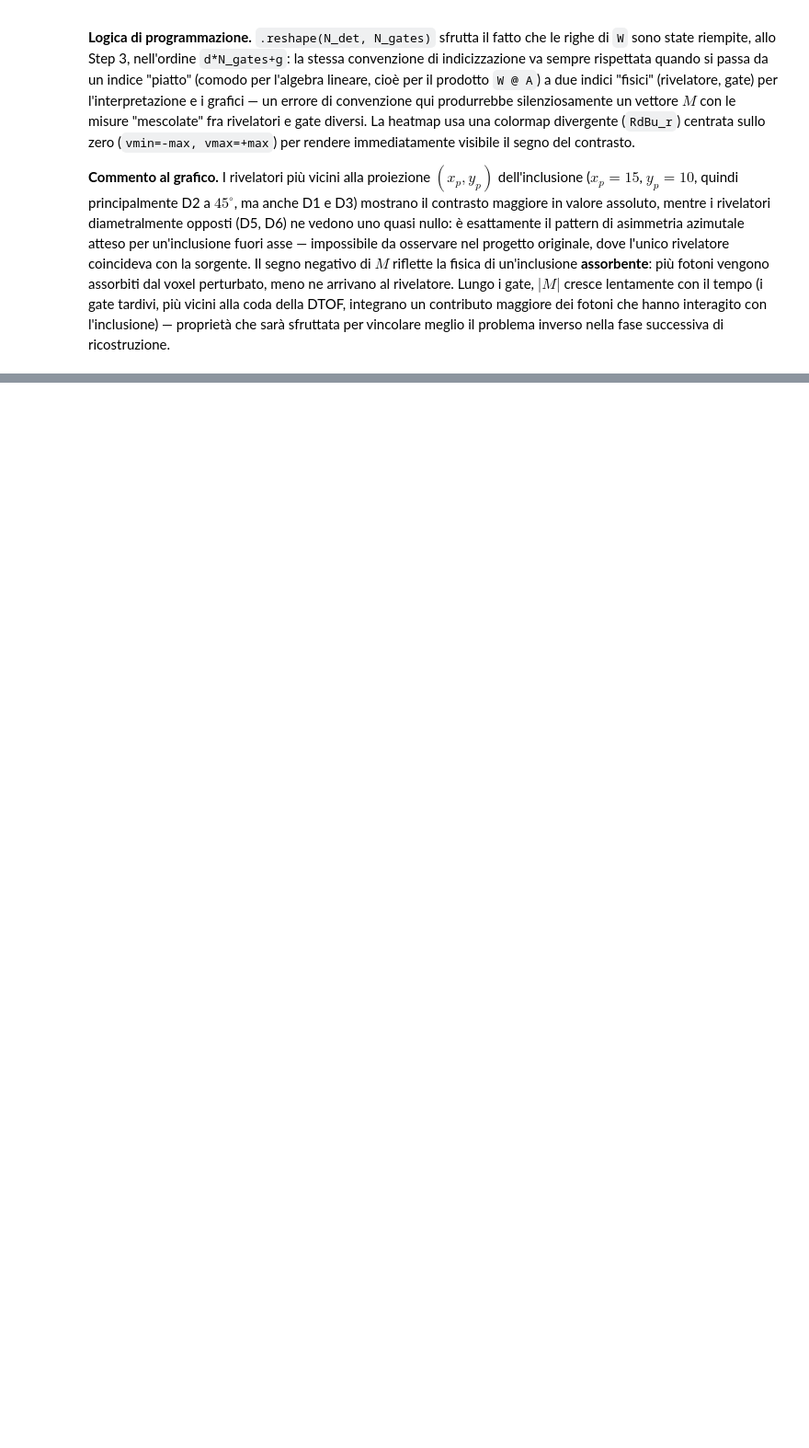
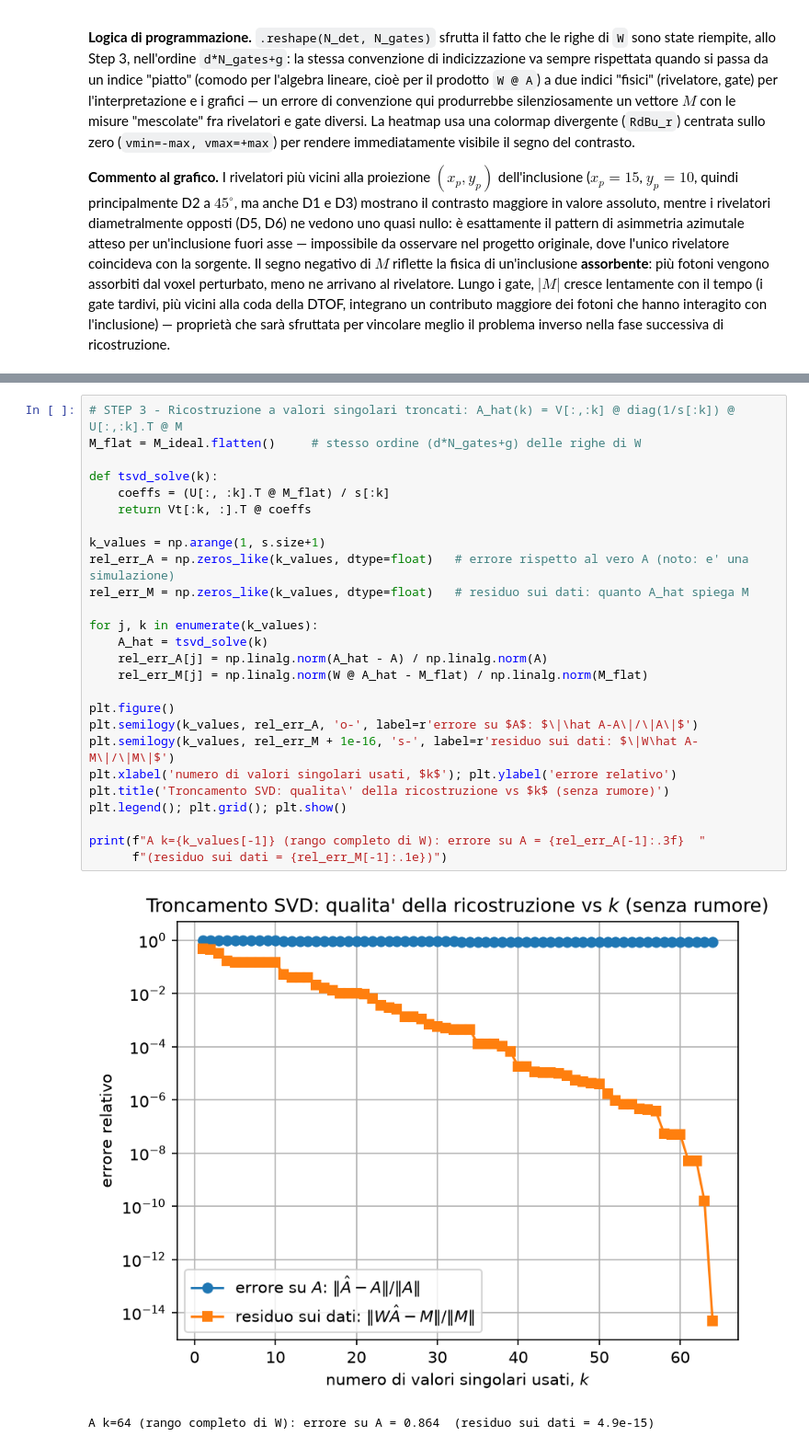
Before and after one commit to Hula555/Ricostruzione-Tomografica-, a Jupyter notebook: dot_project/DOT_Project_Relazione.ipynb, the cells around one changed output, grey strips where cells are left out. Shown at 92% size. Cells and saved outputs as stored; diff of their text form; blank space fills up the shorter version.

```diff
--- a/dot_project/DOT_Project_Relazione.ipynb
+++ b/dot_project/DOT_Project_Relazione.ipynb
@@ -1120,0 +1248,29 @@ meglio il problema inverso nella fase successiva di ricostruzione.
+# %%
+# STEP 3 - Ricostruzione a valori singolari troncati: A_hat(k) = V[:,:k] @ diag(1/s[:k]) @ U[:,:k].T @ M
+M_flat = M_ideal.flatten()     # stesso ordine (d*N_gates+g) delle righe di W
+
+def tsvd_solve(k):
+    coeffs = (U[:, :k].T @ M_flat) / s[:k]
+    return Vt[:k, :].T @ coeffs
+
+k_values = np.arange(1, s.size+1)
+rel_err_A = np.zeros_like(k_values, dtype=float)   # errore rispetto al vero A (noto: e' una simulazione)
+rel_err_M = np.zeros_like(k_values, dtype=float)   # residuo sui dati: quanto A_hat spiega M
+
+for j, k in enumerate(k_values):
+    A_hat = tsvd_solve(k)
+    rel_err_A[j] = np.linalg.norm(A_hat - A) / np.linalg.norm(A)
+    rel_err_M[j] = np.linalg.norm(W @ A_hat - M_flat) / np.linalg.norm(M_flat)
+
+plt.figure()
+plt.semilogy(k_values, rel_err_A, 'o-', label=r'errore su $A$: $\|\hat A-A\|/\|A\|$')
+plt.semilogy(k_values, rel_err_M + 1e-16, 's-', label=r'residuo sui dati: $\|W\hat A-M\|/\|M\|$')
+plt.xlabel('numero di valori singolari usati, $k$'); plt.ylabel('errore relativo')
+plt.title('Troncamento SVD: qualita\' della ricostruzione vs $k$ (senza rumore)')
+plt.legend(); plt.grid(); plt.show()
+
+print(f"A k={k_values[-1]} (rango completo di W): errore su A = {rel_err_A[-1]:.3f}  "
+      f"(residuo sui dati = {rel_err_M[-1]:.1e})")
+# %% [output]
+[figure, added]
+A k=64 (rango completo di W): errore su A = 0.864  (residuo sui dati = 4.9e-15)
```
Also changed, not shown: parts of 9 cells of this notebook.
